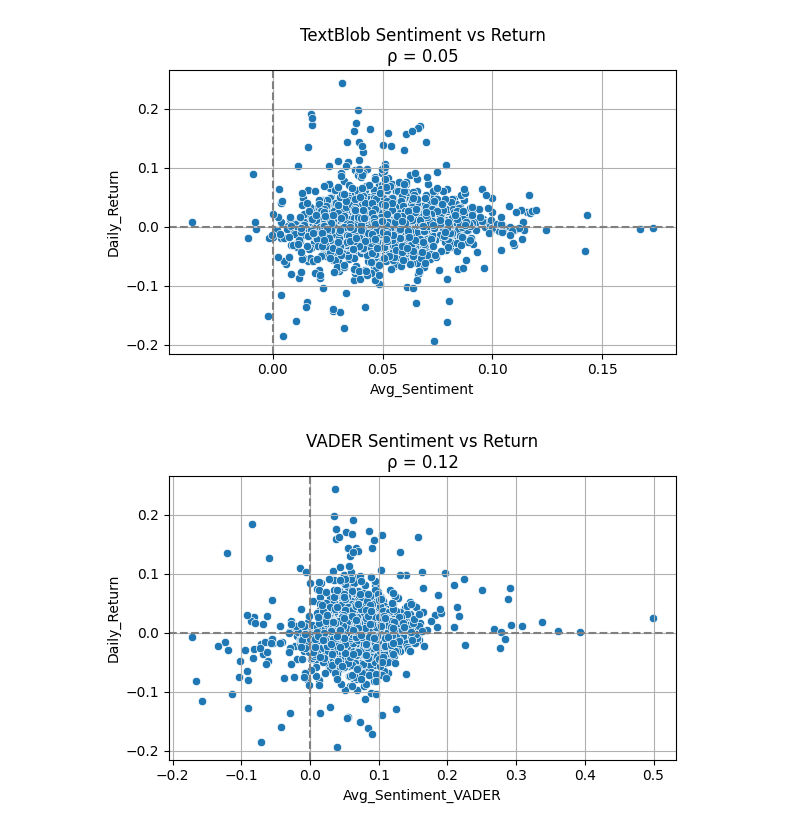
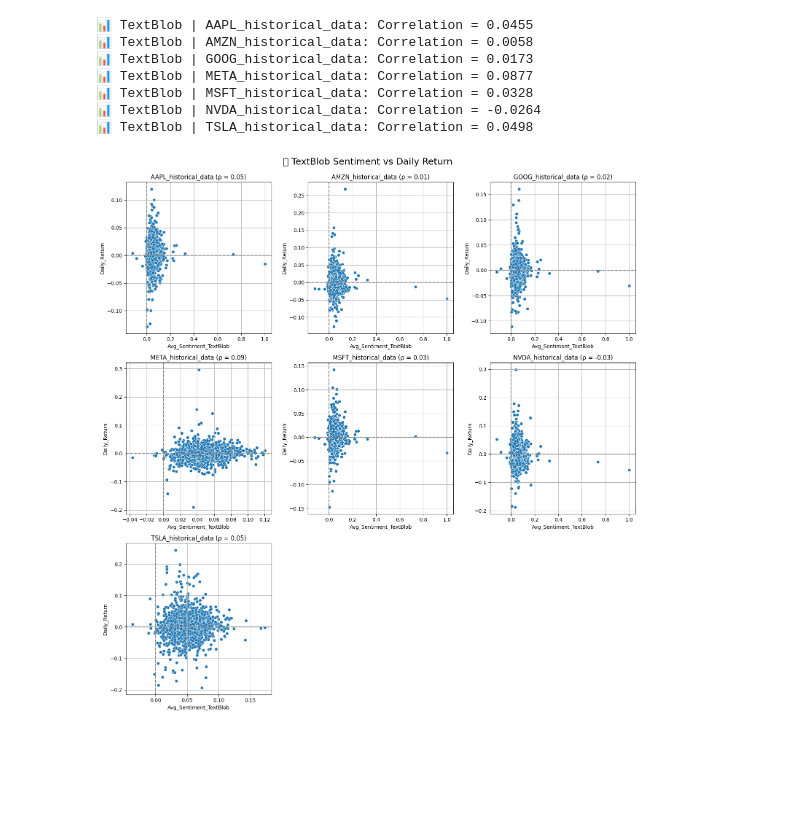
Before and after one commit to meron-23/Predicting-Price-Moves-with-News-Sentiment, a Jupyter notebook: notebooks/news_vs_stock_movement.ipynb, the cells around one changed output. Saved outputs shown, nothing was run; the diff lists cells and outputs as text; code cells hidden in the pictures; blank space fills up the shorter version.

```diff
--- a/notebooks/news_vs_stock_movement.ipynb
+++ b/notebooks/news_vs_stock_movement.ipynb
@@ -24,11 +8,10 @@ news_df['date'] = pd.to_datetime(news_df['date']).dt.date
 # %%
-# Sentiment Analysis using Textblob
+# -----------------------
+# 1. Load and Clean News
+# -----------------------
+news_path = '../data/raw_analyst_rating_cleaned.csv'
+news_df = pd.read_csv(news_path, parse_dates=['date'])
 
-def get_sentiment(text):
-    return TextBlob(text).sentiment.polarity
-
-news_df['sentiment'] = news_df['headline'].apply(get_sentiment)
-# Daily Average Sentiment
-daily_sentiment = news_df.groupby('date')['sentiment'].mean().reset_index()
-daily_sentiment.columns = ['Date', 'Avg_Sentiment']
+news_df['headline'] = news_df['headline'].astype(str)
+news_df['date'] = pd.to_datetime(news_df['date']).dt.date
 # %%
@@ -65,22 +110,13 @@ for file in os.listdir(stocks_folder):
 # %%
-# Merge all sentiment versions for comparison
-merged_vader = pd.merge(df, daily_sentiment_vader, on='Date', how='inner')
-merged_textblob = pd.merge(df, daily_sentiment, on='Date', how='inner')
+# Run for TextBlob
+textblob_results = process_stock_files(daily_sentiment_textblob, 'Avg_Sentiment_TextBlob', 'TextBlob')
+plot_correlation_grid(textblob_results, 'Avg_Sentiment_TextBlob', 'TextBlob')
+# %% [output]
+📊 TextBlob | AAPL_historical_data: Correlation = 0.0455
+📊 TextBlob | AMZN_historical_data: Correlation = 0.0058
+📊 TextBlob | GOOG_historical_data: Correlation = 0.0173
+📊 TextBlob | META_historical_data: Correlation = 0.0877
+📊 TextBlob | MSFT_historical_data: Correlation = 0.0328
+📊 TextBlob | NVDA_historical_data: Correlation = -0.0264
+📊 TextBlob | TSLA_historical_data: Correlation = 0.0498
+[figure, added]
-# %%
-def plot_sentiment_vs_return(df, sentiment_col, title):
-    plt.figure(figsize=(6, 4))
-    sns.scatterplot(data=df, x=sentiment_col, y='Daily_Return')
-    correlation = df[sentiment_col].corr(df['Daily_Return'])
-    plt.title(f'{title}\nρ = {correlation:.2f}')
-    plt.axhline(0, color='gray', linestyle='--')
-    plt.axvline(0, color='gray', linestyle='--')
-    plt.grid(True)
-    plt.tight_layout()
-    plt.show()
-
-plot_sentiment_vs_return(merged_textblob, 'Avg_Sentiment', "TextBlob Sentiment vs Return")
-plot_sentiment_vs_return(merged_vader, 'Avg_Sentiment_VADER', "VADER Sentiment vs Return")
-# plot_sentiment_vs_return(merged_finbert, 'Avg_Sentiment_FINBERT', "FinBERT Sentiment vs Return")
-# %% [output]
-[figure, removed]
-[figure, removed]
```
Also changed, not shown: parts of 9 cells of this notebook, 3 other files.
